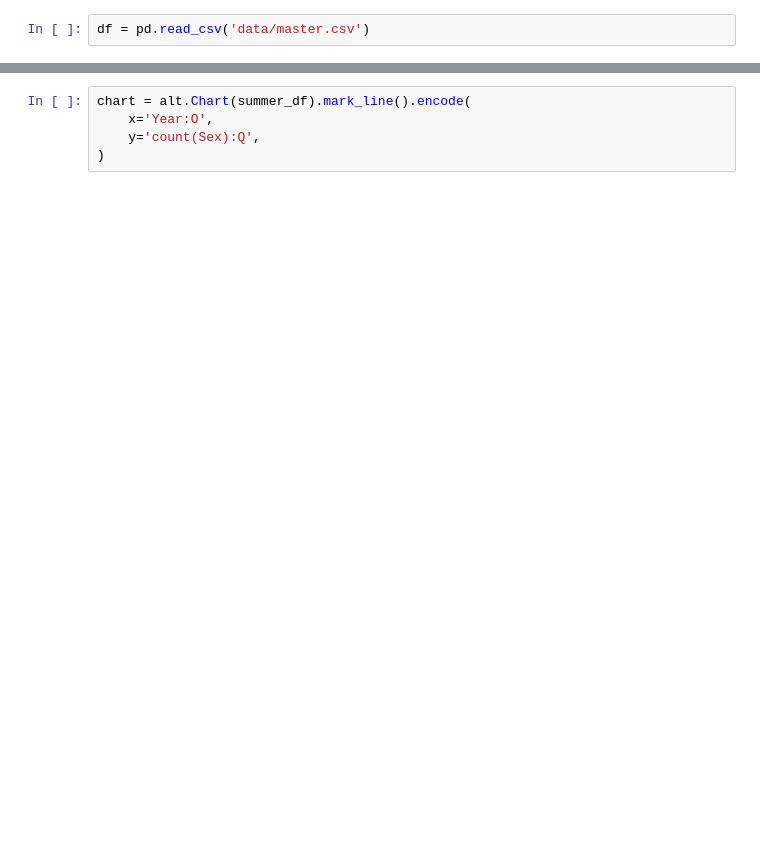
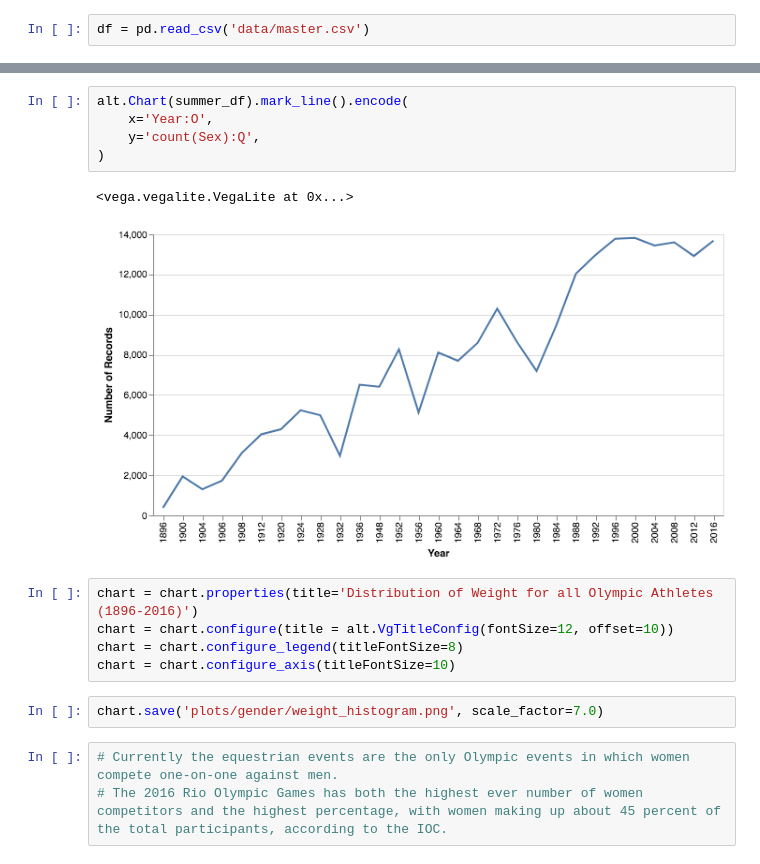
Before and after one commit to sarthakbatragatech/OlympicViz, a Jupyter notebook: 4. Gender.ipynb, the cells around one changed output, grey strips where cells are left out. Saved outputs shown, nothing was run; the diff lists cells and outputs as text; blank space fills up the shorter version.

```diff
--- a/4. Gender.ipynb
+++ b/4. Gender.ipynb
@@ -43,5 +139,18 @@ alt.Chart(winter_df).mark_bar().encode(
 # %%
-chart = alt.Chart(summer_df).mark_line().encode(
+alt.Chart(summer_df).mark_line().encode(
     x='Year:O',
     y='count(Sex):Q',
 )
+# %% [output]
+<vega.vegalite.VegaLite at 0x...>
+[figure, added]
+# %%
+chart = chart.properties(title='Distribution of Weight for all Olympic Athletes (1896-2016)')
+chart = chart.configure(title = alt.VgTitleConfig(fontSize=12, offset=10))
+chart = chart.configure_legend(titleFontSize=8)
+chart = chart.configure_axis(titleFontSize=10)
+# %%
+chart.save('plots/gender/weight_histogram.png', scale_factor=7.0)
+# %%
+# Currently the equestrian events are the only Olympic events in which women compete one-on-one against men.
+# The 2016 Rio Olympic Games has both the highest ever number of women competitors and the highest percentage, with women making up about 45 percent of the total participants, according to the IOC.
```
Also changed, not shown: parts of 13 cells of this notebook.
